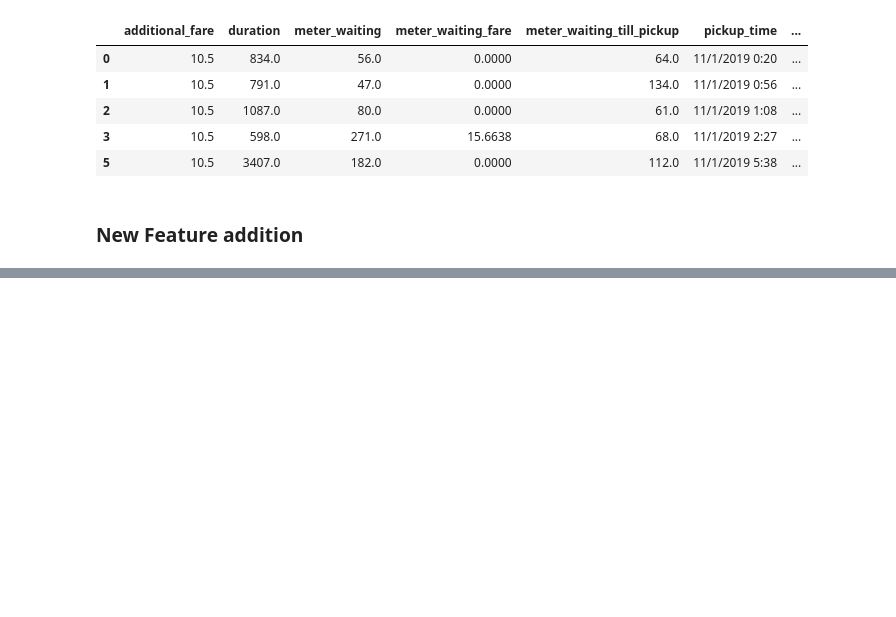
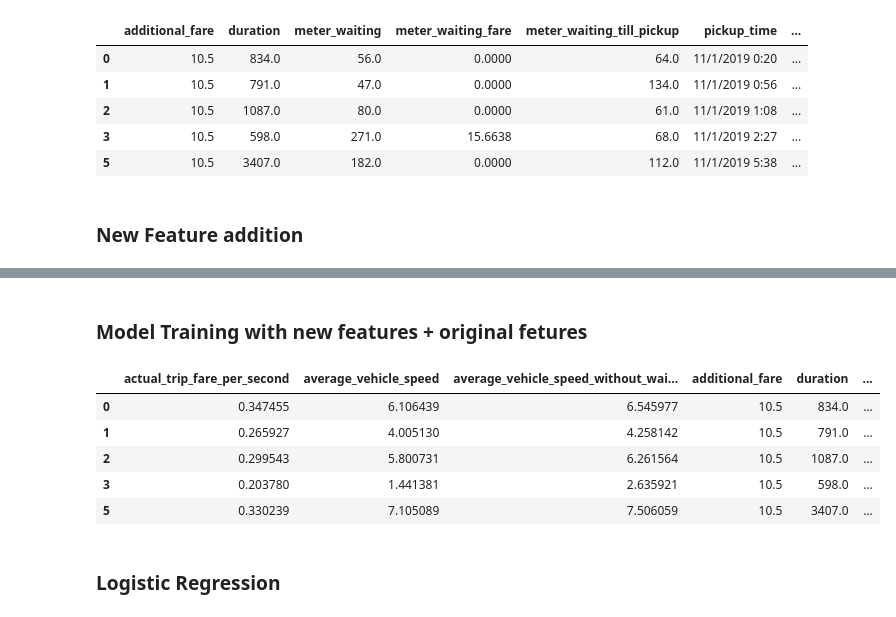
Before and after one commit to ShehanIshanka/ride-fare-classification, a Jupyter notebook: notebook-2.ipynb, the cells around one changed output, grey strips where cells are left out. Saved outputs shown, nothing was run; the diff lists cells and outputs as text; code cells hidden in the pictures; blank space fills up the shorter version.

```diff
--- a/notebook-2.ipynb
+++ b/notebook-2.ipynb
@@ -87,0 +281,20 @@ Precison : 0.9161264977411118, Recall : 0.9161264977411118, F Score : 0.91612649
+# %% [markdown]
+### Model Training with new features + original fetures
+# %%
+columns = ['actual_trip_fare_per_second',
+           'average_vehicle_speed',
+           'average_vehicle_speed_without_waiting',
+           'additional_fare',
+           'duration',
+           'meter_waiting',
+           'meter_waiting_fare',
+           'fare']
+# %%
+training_dataset[columns+['label']].head()
+# %% [output]
+|  | actual_trip_fare_per_second | average_vehicle_speed | average_vehicle_speed_without_wai... | additional_fare | duration | ... |
+| 0 | 0.347455 | 6.106439 | 6.545977 | 10.5 | 834.0 | ... |
+| 1 | 0.265927 | 4.005130 | 4.258142 | 10.5 | 791.0 | ... |
+| 2 | 0.299543 | 5.800731 | 6.261564 | 10.5 | 1087.0 | ... |
+| 3 | 0.203780 | 1.441381 | 2.635921 | 10.5 | 598.0 | ... |
+| 5 | 0.330239 | 7.105089 | 7.506059 | 10.5 | 3407.0 | ... |
@@ -87,0 +306,2 @@ Precison : 0.9161264977411118, Recall : 0.9161264977411118, F Score : 0.91612649
+# %% [markdown]
+### Logistic Regression
```
Also changed, not shown: parts of 38 cells of this notebook.
